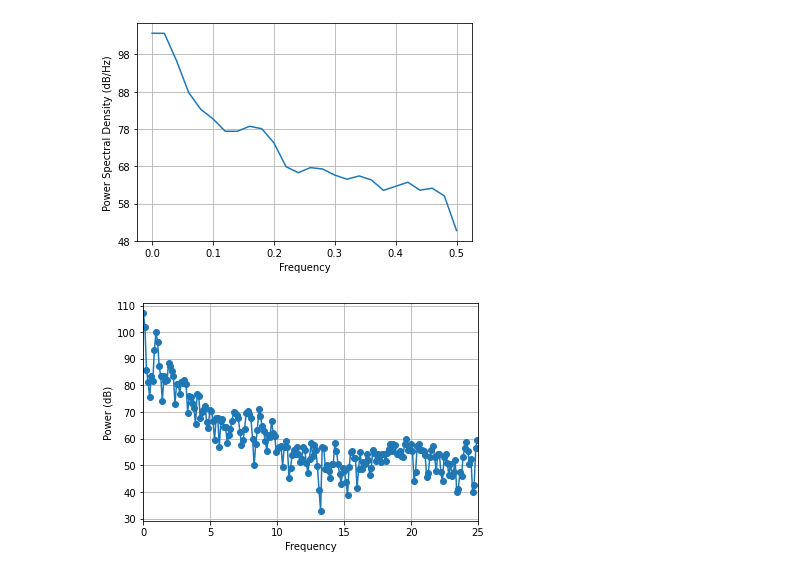
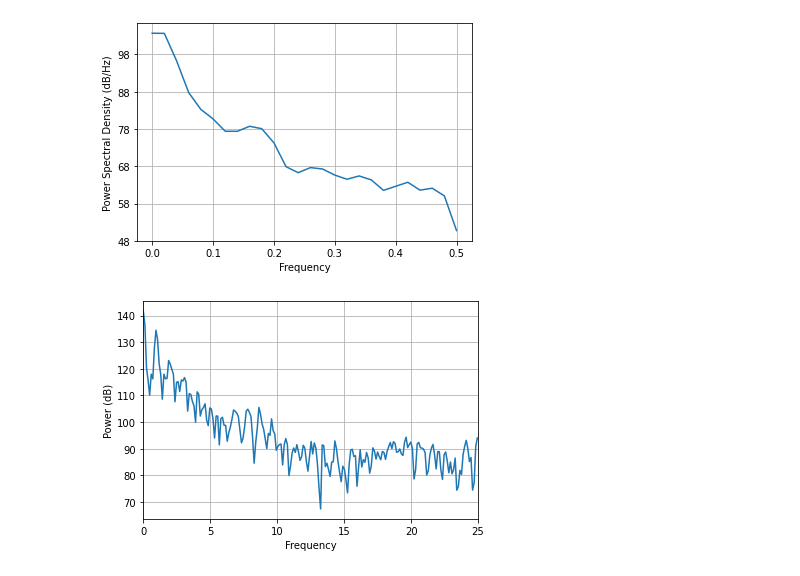
Before and after one commit to andrewmejia600/DS7333, a Jupyter notebook: CASE_STUDY_8/Case_Study_8.ipynb, the cells around one changed output. Cells and saved outputs as stored; diff of their text form; code cells hidden in the pictures.

```diff
--- a/CASE_STUDY_8/Case_Study_8.ipynb
+++ b/CASE_STUDY_8/Case_Study_8.ipynb
@@ -58,7 +129,7 @@ psd = WelchPeriodogram(flu_data.SPEC_RECEIVED_NB, 50)
 # %% [output]
 [figure]
 # %%
-psd = Periodogram(flu_data.SPEC_RECEIVED_NB, 50)
-psd.plot(marker='o')
+psd = Periodogram(flu_data.SPEC_RECEIVED_NB, 50, scale_by_freq = True)
+psd.plot()
 # %% [output]
-[figure, old version]
+[figure, new version]
```
Also changed, not shown: parts of 16 cells of this notebook.
